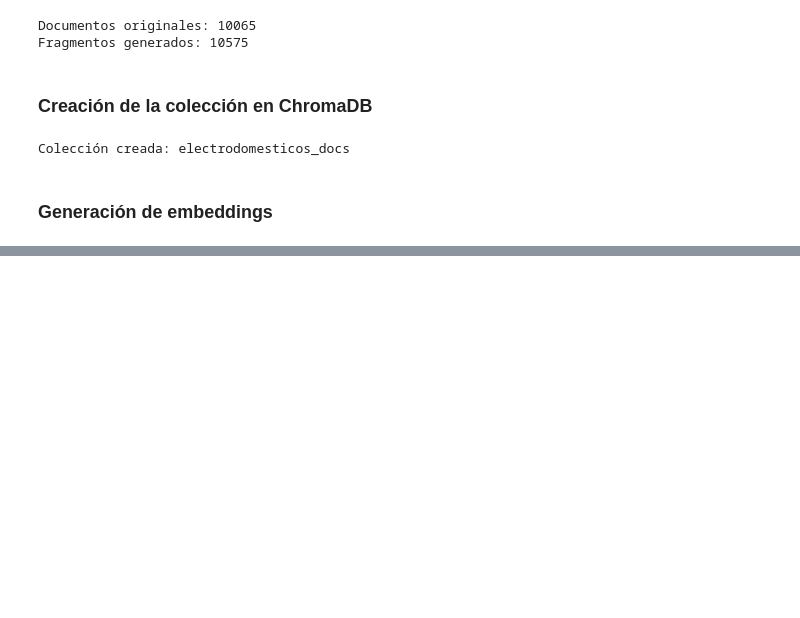
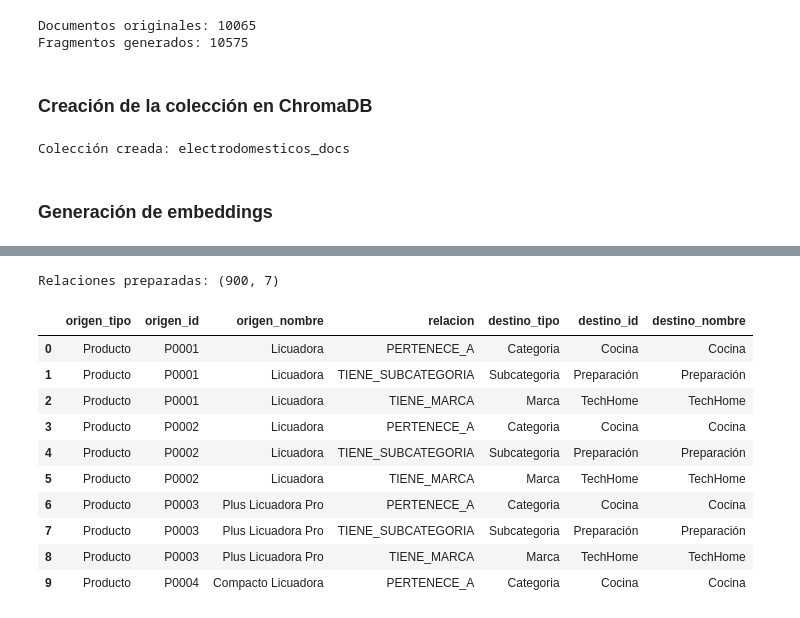
Before and after one commit to ZahirJacob/TP_Final_NLP_ZahirJacob, a Jupyter notebook: TP_NLP_ZAHIR_JACOB.ipynb, the cells around one changed output, grey strips where cells are left out. Cells and saved outputs as stored; diff of their text form; code cells hidden in the pictures; blank space fills up the shorter version.

Commit message:
Implementacioin fuentes vectorial tabular y de grafos

```diff
--- a/TP_NLP_ZAHIR_JACOB.ipynb
+++ b/TP_NLP_ZAHIR_JACOB.ipynb
@@ -119,19 +85,3 @@ Reseñas: True
 Manuales: True
 Productos CSV: True
 FAQs: True
-# %%
-# Cargamos las tablas principales
-productos_df = pd.read_csv(productos_csv_path)
-inventario_df = pd.read_csv(inventario_path)
-ventas_df = pd.read_csv(ventas_path)
-devoluciones_df = pd.read_csv(devoluciones_path)
-tickets_df = pd.read_csv(tickets_path)
-vendedores_df = pd.read_csv(vendedores_path)
-
-# Vemos cuántas filas y columnas tiene cada tabla
-print("productos:", productos_df.shape)
-print("inventario:", inventario_df.shape)
-print("ventas:", ventas_df.shape)
-print("devoluciones:", devoluciones_df.shape)
-print("tickets:", tickets_df.shape)
-print("vendedores:", vendedores_df.shape)
@@ -369,0 +603,63 @@ KeyboardInterrupt:
+# %%
+# Se prepara un DataFrame de relaciones para la base de grafos.
+# Cada fila representa una relación entre dos nodos.
+
+relaciones = []
+
+for _, row in productos_df.iterrows():
+    id_producto = row["id_producto"]
+    nombre_producto = row["nombre"]
+    categoria = row["categoria"]
+    subcategoria = row["subcategoria"]
+    marca = row["marca"]
+
+    # Producto -> Categoría
+    relaciones.append({
+        "origen_tipo": "Producto",
+        "origen_id": id_producto,
+        "origen_nombre": nombre_producto,
+        "relacion": "PERTENECE_A",
+        "destino_tipo": "Categoria",
+        "destino_id": categoria,
+        "destino_nombre": categoria
+    })
+
+    # Producto -> Subcategoría
+    relaciones.append({
+        "origen_tipo": "Producto",
+        "origen_id": id_producto,
+        "origen_nombre": nombre_producto,
+        "relacion": "TIENE_SUBCATEGORIA",
+        "destino_tipo": "Subcategoria",
+        "destino_id": subcategoria,
+        "destino_nombre": subcategoria
+    })
+
+    # Producto -> Marca
+    relaciones.append({
+        "origen_tipo": "Producto",
+        "origen_id": id_producto,
+        "origen_nombre": nombre_producto,
+        "relacion": "TIENE_MARCA",
+        "destino_tipo": "Marca",
+        "destino_id": marca,
+        "destino_nombre": marca
+    })
+
+relaciones_grafo_df = pd.DataFrame(relaciones)
+
+print("Relaciones preparadas:", relaciones_grafo_df.shape)
+display(relaciones_grafo_df.head(10))
+# %% [output]
+Relaciones preparadas: (900, 7)
+|  | origen_tipo | origen_id | origen_nombre | relacion | destino_tipo | destino_id | destino_nombre |
+| 0 | Producto | P0001 | Licuadora | PERTENECE_A | Categoria | Cocina | Cocina |
+| 1 | Producto | P0001 | Licuadora | TIENE_SUBCATEGORIA | Subcategoria | Preparación | Preparación |
+| 2 | Producto | P0001 | Licuadora | TIENE_MARCA | Marca | TechHome | TechHome |
+| 3 | Producto | P0002 | Licuadora | PERTENECE_A | Categoria | Cocina | Cocina |
+| 4 | Producto | P0002 | Licuadora | TIENE_SUBCATEGORIA | Subcategoria | Preparación | Preparación |
+| 5 | Producto | P0002 | Licuadora | TIENE_MARCA | Marca | TechHome | TechHome |
+| 6 | Producto | P0003 | Plus Licuadora Pro | PERTENECE_A | Categoria | Cocina | Cocina |
+| 7 | Producto | P0003 | Plus Licuadora Pro | TIENE_SUBCATEGORIA | Subcategoria | Preparación | Preparación |
+| 8 | Producto | P0003 | Plus Licuadora Pro | TIENE_MARCA | Marca | TechHome | TechHome |
+| 9 | Producto | P0004 | Compacto Licuadora | PERTENECE_A | Categoria | Cocina | Cocina |
```
Also changed, not shown: parts of 32 cells of this notebook.
